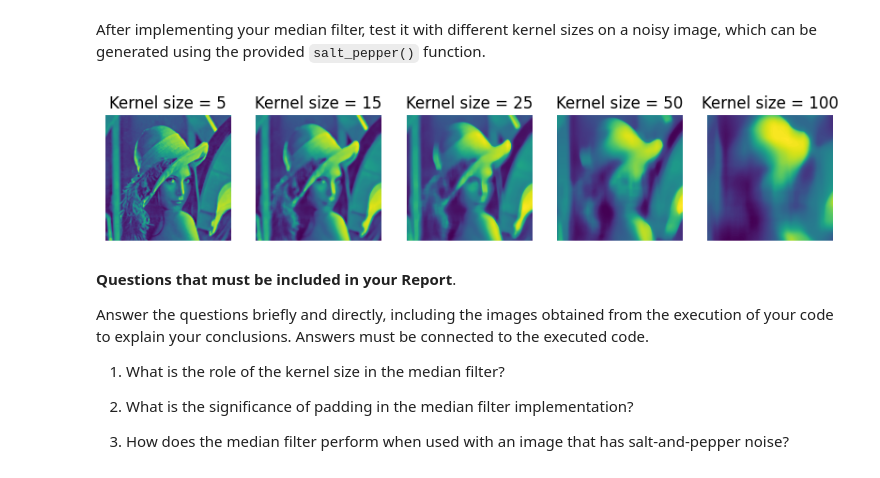
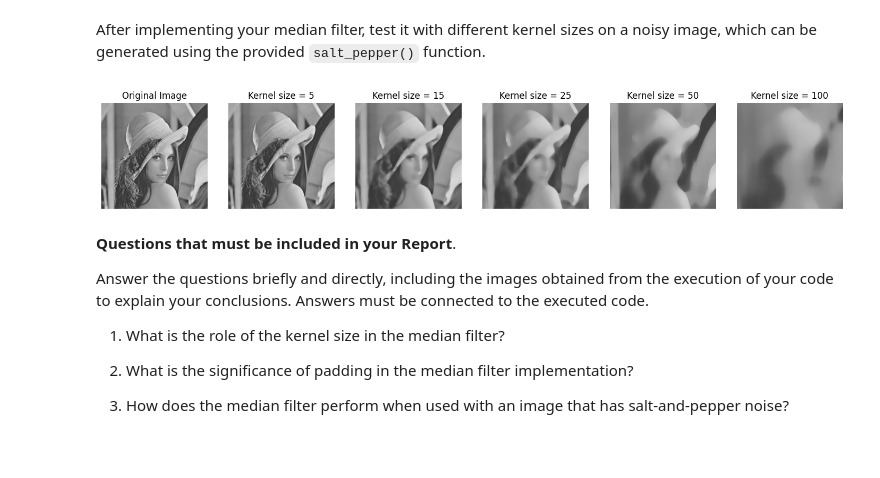
Before and after one commit to EricPrz/Proyecto-2-Vision-Por-Computador, a Jupyter notebook: Project2.ipynb, the cells around one changed output. Cells and saved outputs as stored; diff of their text form; code cells hidden in the pictures.

```diff
--- a/Project2.ipynb
+++ b/Project2.ipynb
@@ -116,27 +116,32 @@ def salt_pepper(image, salt_prob, pepper_prob):
     return noisy_image
 # %%
 # Load an image using OpenCV
-image = cv2.imread("./images/lenna.png")
+image = cv2.imread("./images/lenna.png", 0)
 
 # Add salt-and-pepper noise
 salt_prob = 0.2
 pepper_prob = 0.2
 noisy_image = salt_pepper(image, salt_prob, pepper_prob)
 
 # Display the original and noisy images
 # Your code to display images goes here!
 kernel_sizes = [5, 15, 25, 50, 100]
 
-fig, ax = plt.subplots(1, len(kernel_sizes), figsize=(10, 20))
+fig, ax = plt.subplots(1, len(kernel_sizes) + 1, figsize=(18, 20))
+
+ax[0].imshow(image, cmap="gray", vmin=0, vmax=255)
+ax[0].axis("off")
+ax[0].set_title("Original Image")
+
 for i, k in enumerate(kernel_sizes):
     filtered_image = median_filter(image, k)
-    ax[i].imshow(filtered_image)
-    ax[i].axis("off")
-    ax[i].set_title(f"Kernel size = {k}")
+    ax[i+1].imshow(filtered_image, cmap="gray", vmin=0, vmax=255)
+    ax[i+1].axis("off")
+    ax[i+1].set_title(f"Kernel size = {k}")
 
 fig.show()
 # %% [output]
-[figure, old version]
+[figure, new version]
 # %% [markdown]
 **Questions that must be included in your Report**.
 
```
Also changed, not shown: parts of 3 cells of this notebook.
